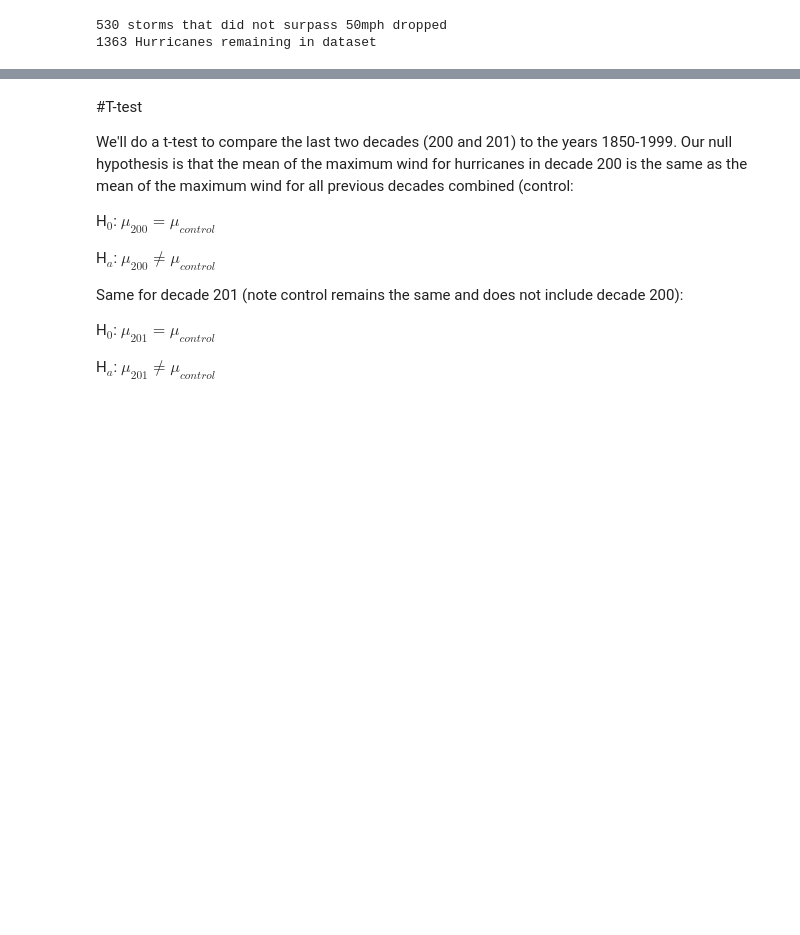
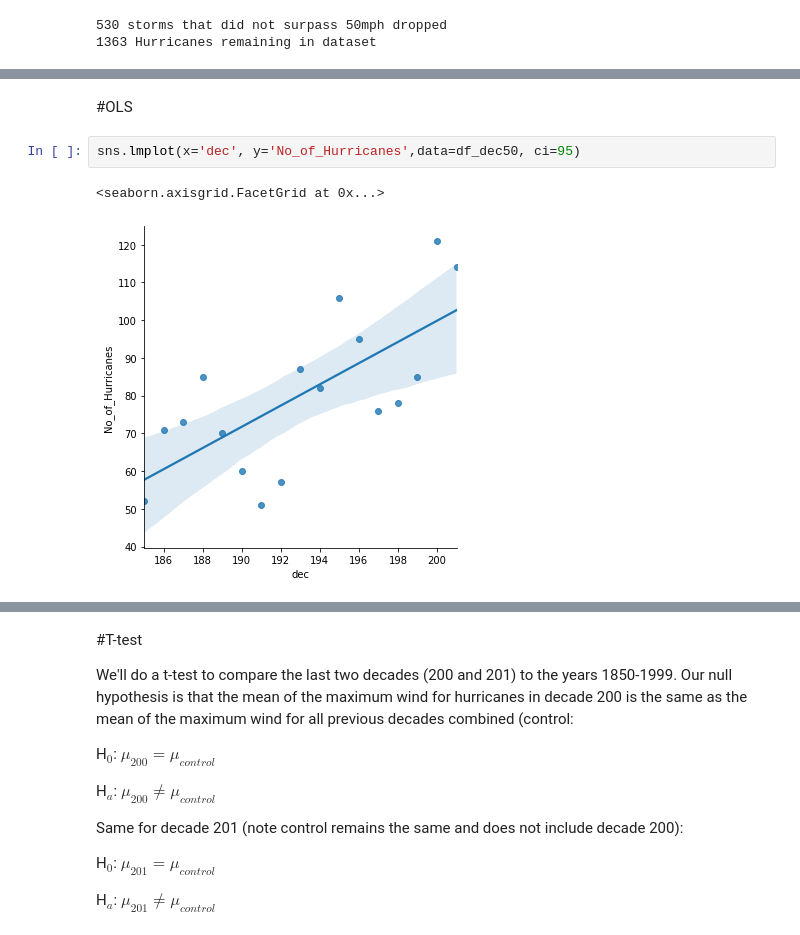
Before and after one commit to nicolascarva/HURDAT, a Jupyter notebook: Hurdat.ipynb, the cells around one changed output, grey strips where cells are left out. Cells and saved outputs as stored; diff of their text form; blank space fills up the shorter version.

```diff
--- a/Hurdat.ipynb
+++ b/Hurdat.ipynb
@@ -225,0 +245,7 @@ Total hurricanes 1363
+# %% [markdown]
+#OLS
+# %%
+sns.lmplot(x='dec', y='No_of_Hurricanes',data=df_dec50, ci=95)
+# %% [output]
+<seaborn.axisgrid.FacetGrid at 0x...>
+[figure, added]
```
Also changed, not shown: parts of 26 cells of this notebook.
